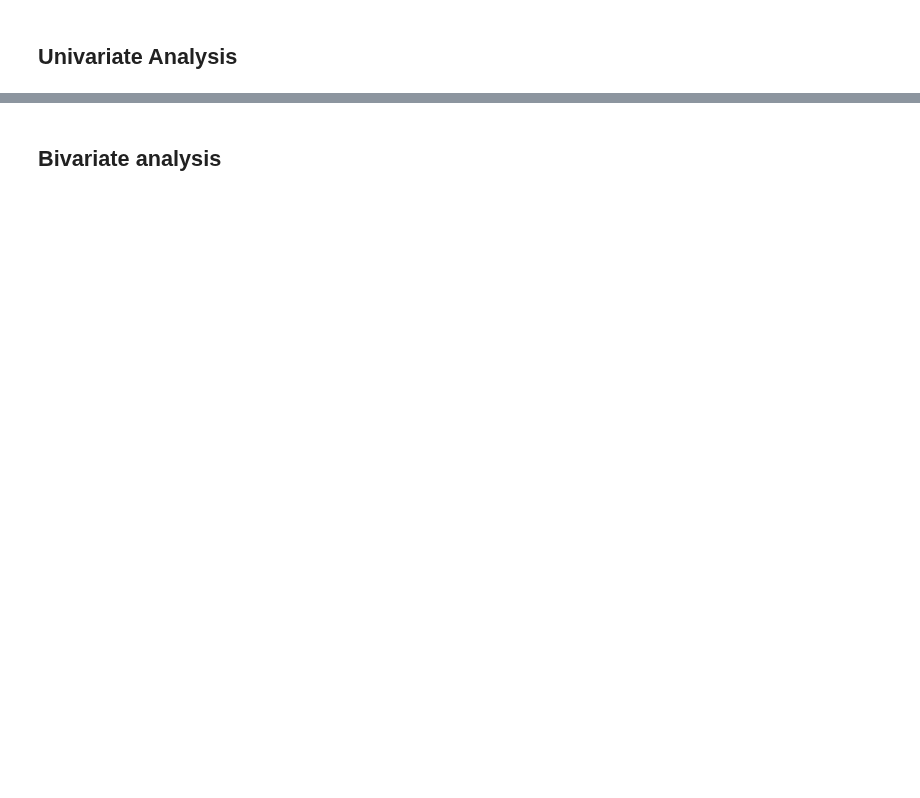
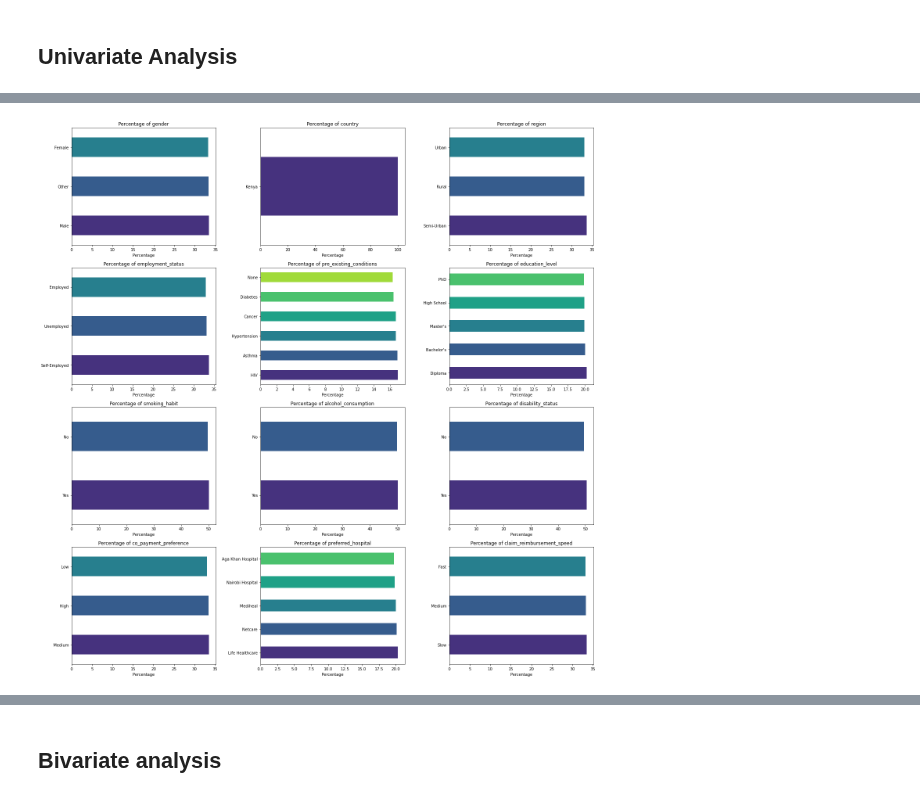
Before and after one commit to ruth-kitasi/Health-Insurance-Recommender-System, a Jupyter notebook: Notebooks/Agatha.ipynb, the cells around one changed output, grey strips where cells are left out. Cells and saved outputs as stored; diff of their text form; code cells hidden in the pictures; blank space fills up the shorter version.

```diff
--- a/Notebooks/Agatha.ipynb
+++ b/Notebooks/Agatha.ipynb
@@ -147,3 +186,10 @@ Premium     17642
 Basic       17528
 Standard    17330
 Name: recommended_plan, dtype: int64
+# %%
+#select cateorical columns
+categorical_cols = df.select_dtypes(include=['object']).columns
+
+#count unique values in each categorical column
+for col in categorical_cols:
+    print(df[col].value_counts(), "\n")
@@ -188,0 +300,19 @@ Key observation
+# %%
+# Define categorical columns
+categorical_cols = ['gender', 'country', 'region', 'employment_status', 'pre_existing_conditions',
+                    'education_level', 'smoking_habit', 'alcohol_consumption', 'disability_status',
+                    'co_payment_preference', 'preferred_hospital', 'claim_reimbursement_speed']
+
+fig, axes = plt.subplots(nrows=4, ncols=3, figsize=(20, 20))
+axes = axes.flatten()
+
+for ax, col in zip(axes, categorical_cols):
+    category_counts = df[col].value_counts(normalize=True) * 100
+    category_counts.plot(kind='barh', ax=ax, color=sns.color_palette("viridis"))
+    ax.set_title(f'Percentage of {col}')
+    ax.set_xlabel('Percentage')
+
+plt.tight_layout()
+plt.show()
+# %% [output]
+[figure, added]
```
Also changed, not shown: parts of 23 cells of this notebook.
